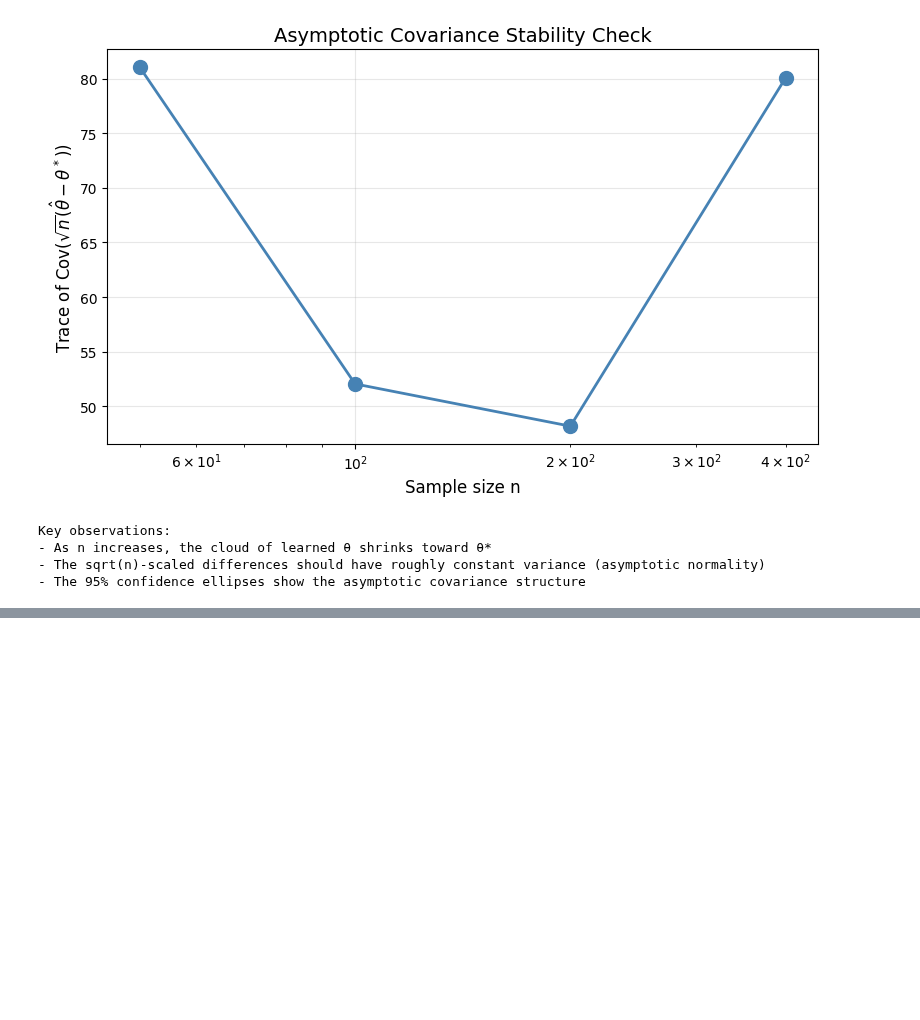
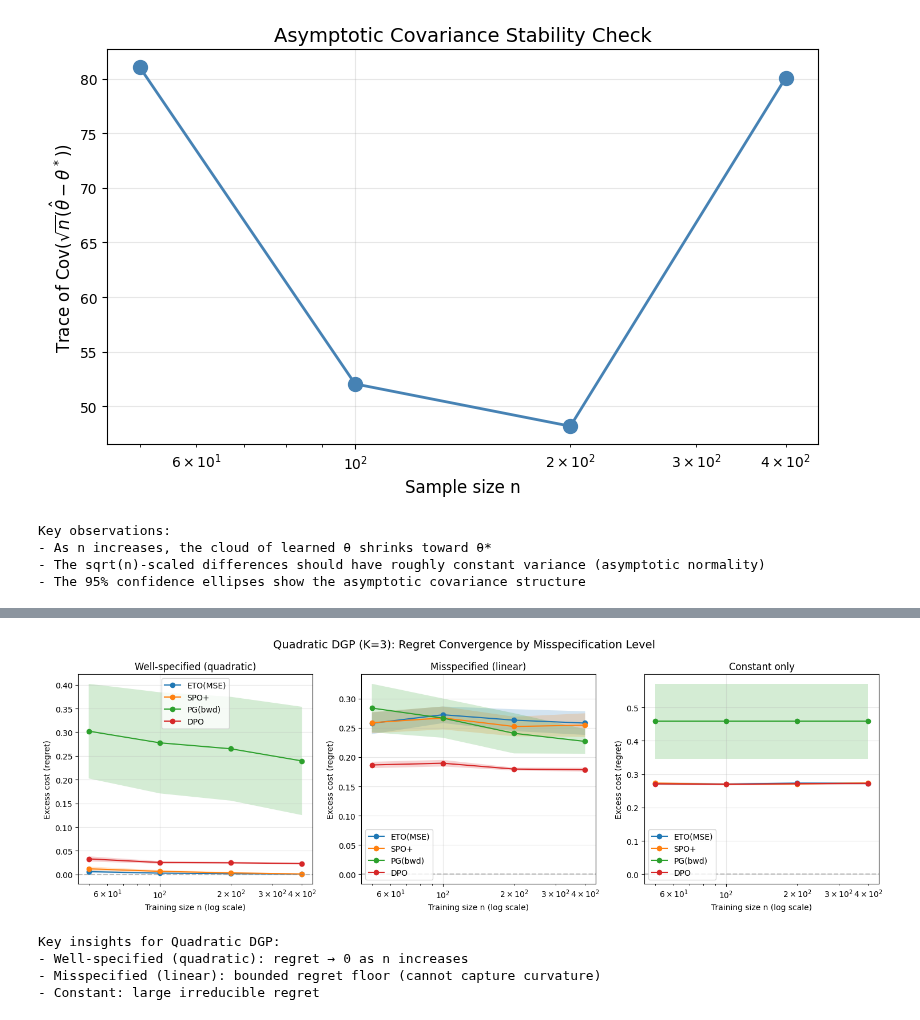
Before and after one commit to kheuton/demo_ieo, a Jupyter notebook: experiment_demo.ipynb, the cells around one changed output, grey strips where cells are left out. Cells and saved outputs as stored; diff of their text form; code cells hidden in the pictures; blank space fills up the shorter version.

Commit message:
working quadratic

```diff
--- a/experiment_demo.ipynb
+++ b/experiment_demo.ipynb
@@ -698,0 +859,65 @@ Key observations:
+# %%
+# -----------------------
+# 11b) Regret Convergence for Quadratic DGP
+# -----------------------
+print("\n" + "=" * 60)
+print("REGRET CONVERGENCE: QUADRATIC DGP")
+print("=" * 60)
+
+ns_regret = [50, 100, 200, 400]
+spec_levels_q = [0, 1, 2]
+n_trials_regret = 20
+
+results_quad = {}
+
+for spec in spec_levels_q:
+    for loss_name in LOSS_FNS.keys():
+        curve = []
+        print(f"Running: spec={spec} ({SPEC_NAMES_QUAD[spec]}), loss={loss_name}...")
+        for n in ns_regret:
+            regrets = []
+            for trial in range(n_trials_regret):
+                rng = np.random.default_rng(1000 + 17*trial + 100*spec + n)
+                x_tr, z_tr = dgp_quad.sample(n, rng)
+                model = fit_ieo_quad(
+                    x_tr, z_tr, K=dgp_quad.K, spec_level=spec, loss_name=loss_name,
+                    steps=1000, lr=2e-2, batch_size=128,
+                    seed=2000 + 19*trial + 10*spec
+                )
+                reg = evaluate_regret(dgp_quad, model, n_test=5000, seed=5000 + trial)
+                regrets.append(reg)
+            curve.append((n, float(np.mean(regrets)), float(np.std(regrets))))
+        results_quad[(spec, loss_name)] = curve
+
+# -----------------------
+# Plot: regret vs n for each misspec level (Quadratic DGP)
+# -----------------------
+fig, axes = plt.subplots(1, 3, figsize=(15, 5))
+
+for i, spec in enumerate(spec_levels_q):
+    ax = axes[i]
+    for loss_name in LOSS_FNS.keys():
+        curve = results_quad[(spec, loss_name)]
+        n_arr = np.array([c[0] for c in curve])
+        mean = np.array([c[1] for c in curve])
+        std = np.array([c[2] for c in curve])
+        ax.plot(n_arr, mean, marker='o', label=loss_name)
+        ax.fill_between(n_arr, mean - 1.96*std/np.sqrt(n_trials_regret),
+                        mean + 1.96*std/np.sqrt(n_trials_regret), alpha=0.2)
+    ax.set_xscale("log")
+    ax.axhline(0.0, linestyle="--", color='gray', alpha=0.5)
+    ax.set_xlabel("Training size n (log scale)")
+    ax.set_ylabel("Excess cost (regret)")
+    ax.set_title(f"{SPEC_NAMES_QUAD[spec]}")
+    ax.legend()
+    ax.grid(True, alpha=0.3)
+
+plt.suptitle("Quadratic DGP (K=3): Regret Convergence by Misspecification Level", fontsize=14)
+plt.tight_layout()
+plt.show()
+
+print("\nKey insights for Quadratic DGP:")
+print("- Well-specified (quadratic): regret → 0 as n increases")
+print("- Misspecified (linear): bounded regret floor (cannot capture curvature)")
+print("- Constant: large irreducible regret")
+# %% [output]
@@ -698,0 +939,5 @@ Key observations:
+[figure, added]
+Key insights for Quadratic DGP:
+- Well-specified (quadratic): regret → 0 as n increases
+- Misspecified (linear): bounded regret floor (cannot capture curvature)
+- Constant: large irreducible regret
```
Also changed, not shown: parts of 4 cells of this notebook.
